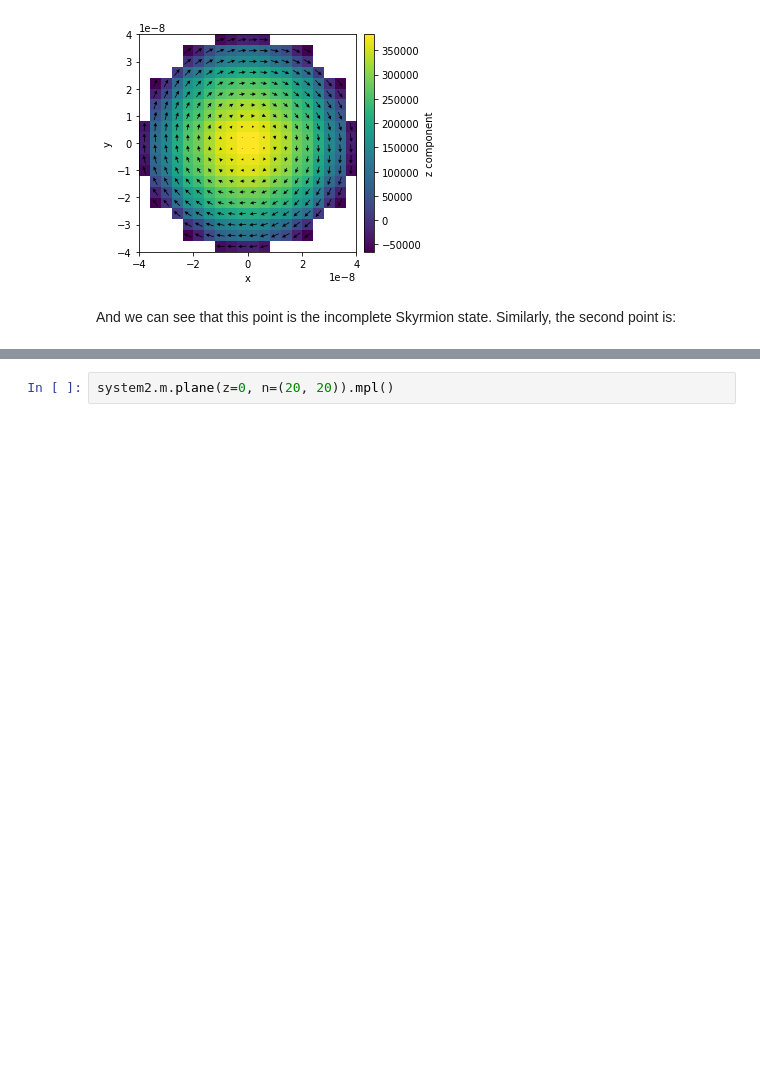
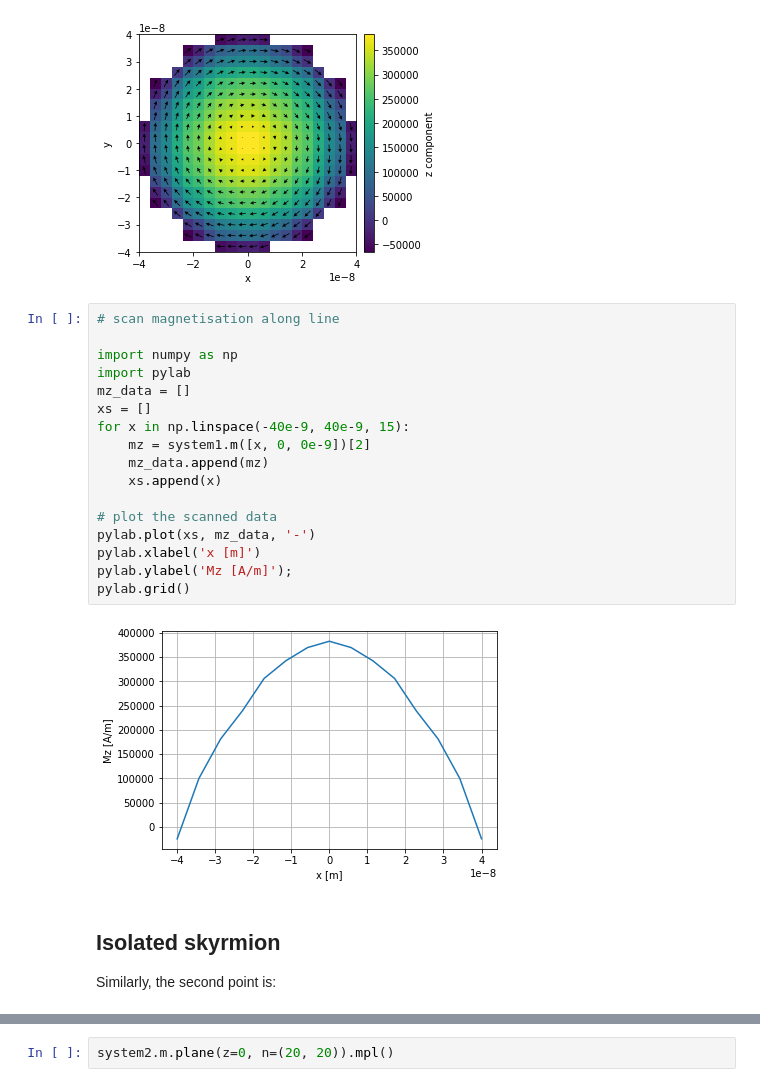
Before and after one commit to reproducible-micromagnetics/2015-skyrmionic-states-in-confined-nanostructures, a Jupyter notebook: figure-02-ground-state.ipynb, the cells around one changed output, grey strips where cells are left out. Drawn from its saved outputs; the diff is of its cells as text; blank space fills up the shorter version.

```diff
--- a/figure-02-ground-state.ipynb
+++ b/figure-02-ground-state.ipynb
@@ -79,8 +79,29 @@ system1.m.plane(z=0, n=(20, 20)).k3d_vectors(color_field=system1.m.z, head_size=
 system1.m.plane(z=0, n=(20, 20)).mpl()
 # %% [output]
 [figure]
-# %% [markdown]
-And we can see that this point is the incomplete Skyrmion state. Similarly, the second point is:
+# %%
+# scan magnetisation along line
+
+import numpy as np
+import pylab
+mz_data = []
+xs = []
+for x in np.linspace(-40e-9, 40e-9, 15):
+    mz = system1.m([x, 0, 0e-9])[2]
+    mz_data.append(mz)
+    xs.append(x)
+
+# plot the scanned data
+pylab.plot(xs, mz_data, '-')
+pylab.xlabel('x [m]')
+pylab.ylabel('Mz [A/m]');
+pylab.grid()
+# %% [output]
+[figure, added]
+# %% [markdown]
+## Isolated skyrmion
+
+Similarly, the second point is:
 # %%
 system2 = parameter_space_point(160e-9, 0.3, initial_state='skyrmion')
 system2.m.plane(z=0, n=(30, 30)).k3d_vectors(color_field=system2.m.z, head_size=20)
```
Also changed, not shown: parts of 3 cells of this notebook, 1 other file.
